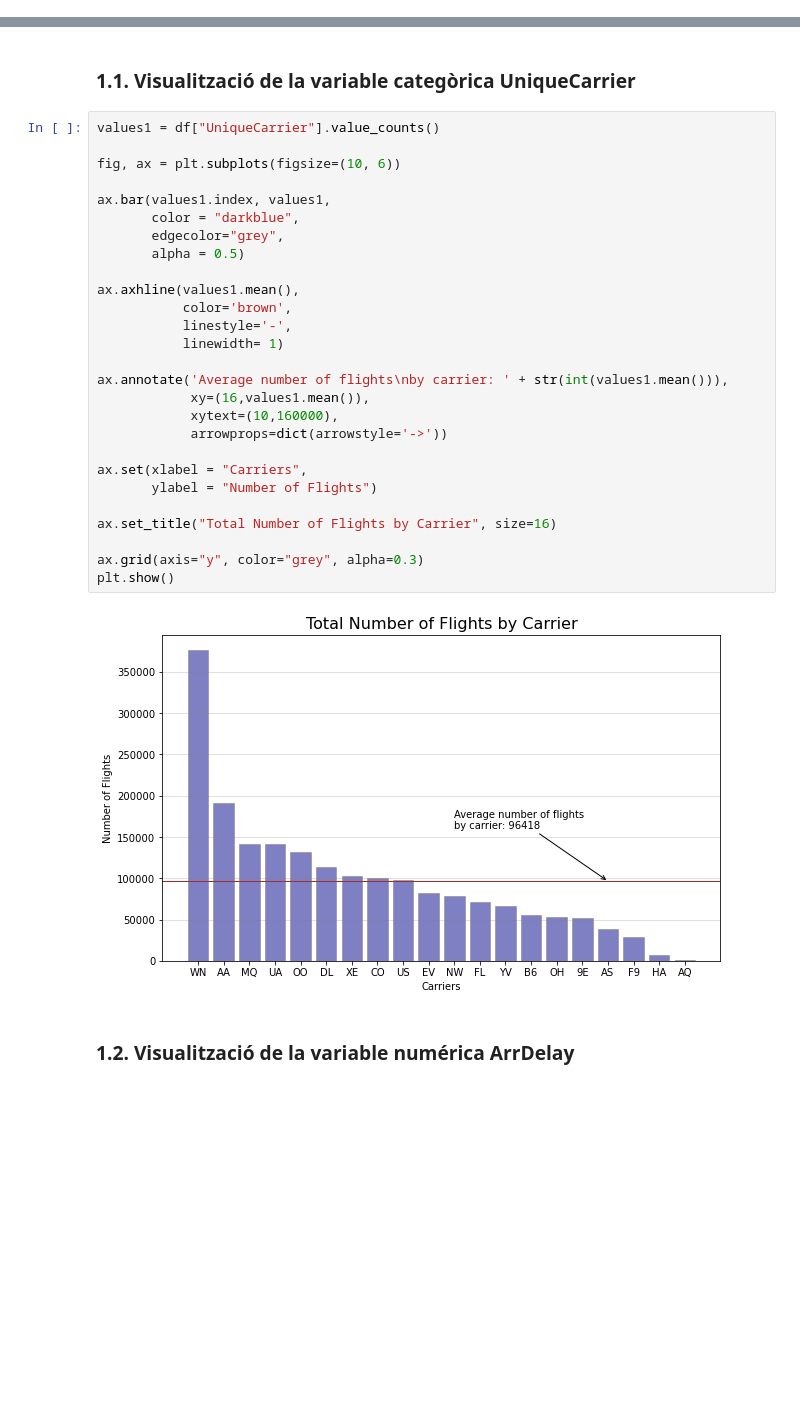
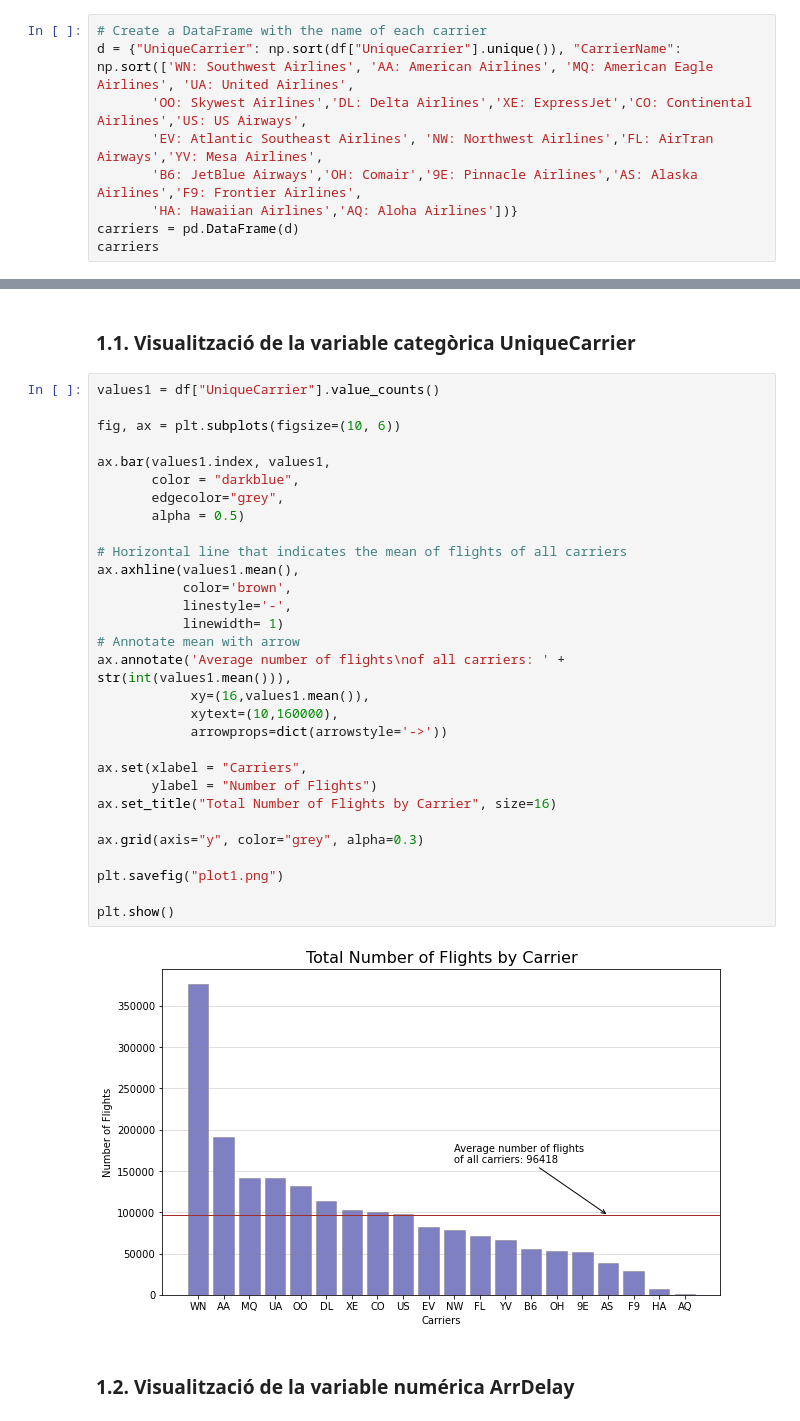
Before and after one commit to abelbg/S04T01-Visualitzacio_Exploratoria, a Jupyter notebook: Tasca 6.ipynb, the cells around one changed output, grey strips where cells are left out. Drawn from its saved outputs; the diff is of its cells as text; blank space fills up the shorter version.

```diff
--- a/Tasca 6.ipynb
+++ b/Tasca 6.ipynb
@@ -105,0 +98,9 @@ carriers.head()
+# %%
+# Create a DataFrame with the name of each carrier
+d = {"UniqueCarrier": np.sort(df["UniqueCarrier"].unique()), "CarrierName": np.sort(['WN: Southwest Airlines', 'AA: American Airlines', 'MQ: American Eagle Airlines', 'UA: United Airlines',
+       'OO: Skywest Airlines','DL: Delta Airlines','XE: ExpressJet','CO: Continental Airlines','US: US Airways',
+       'EV: Atlantic Southeast Airlines', 'NW: Northwest Airlines','FL: AirTran Airways','YV: Mesa Airlines',
+       'B6: JetBlue Airways','OH: Comair','9E: Pinnacle Airlines','AS: Alaska Airlines','F9: Frontier Airlines',
+       'HA: Hawaiian Airlines','AQ: Aloha Airlines'])}
+carriers = pd.DataFrame(d)
+carriers
@@ -166,32 +165,35 @@ Name: UniqueCarrier, dtype: int64
 # %%
 values1 = df["UniqueCarrier"].value_counts()
 
 fig, ax = plt.subplots(figsize=(10, 6))
 
 ax.bar(values1.index, values1,
        color = "darkblue",
        edgecolor="grey",
        alpha = 0.5)
 
+# Horizontal line that indicates the mean of flights of all carriers
 ax.axhline(values1.mean(),
            color='brown',
            linestyle='-',
            linewidth= 1)
-
-ax.annotate('Average number of flights\nby carrier: ' + str(int(values1.mean())),
+# Annotate mean with arrow
+ax.annotate('Average number of flights\nof all carriers: ' + str(int(values1.mean())),
             xy=(16,values1.mean()),
             xytext=(10,160000),
             arrowprops=dict(arrowstyle='->'))
 
 ax.set(xlabel = "Carriers",
        ylabel = "Number of Flights")
-
 ax.set_title("Total Number of Flights by Carrier", size=16)
 
 ax.grid(axis="y", color="grey", alpha=0.3)
+
+plt.savefig("plot1.png")
+
 plt.show()
 # %% [output]
-[figure, old version]
+[figure, new version]
 # %% [markdown]
 ### 1.2. Visualització de la variable numérica ArrDelay
 # %%
```
Also changed, not shown: parts of 20 cells of this notebook, 7 other files.
